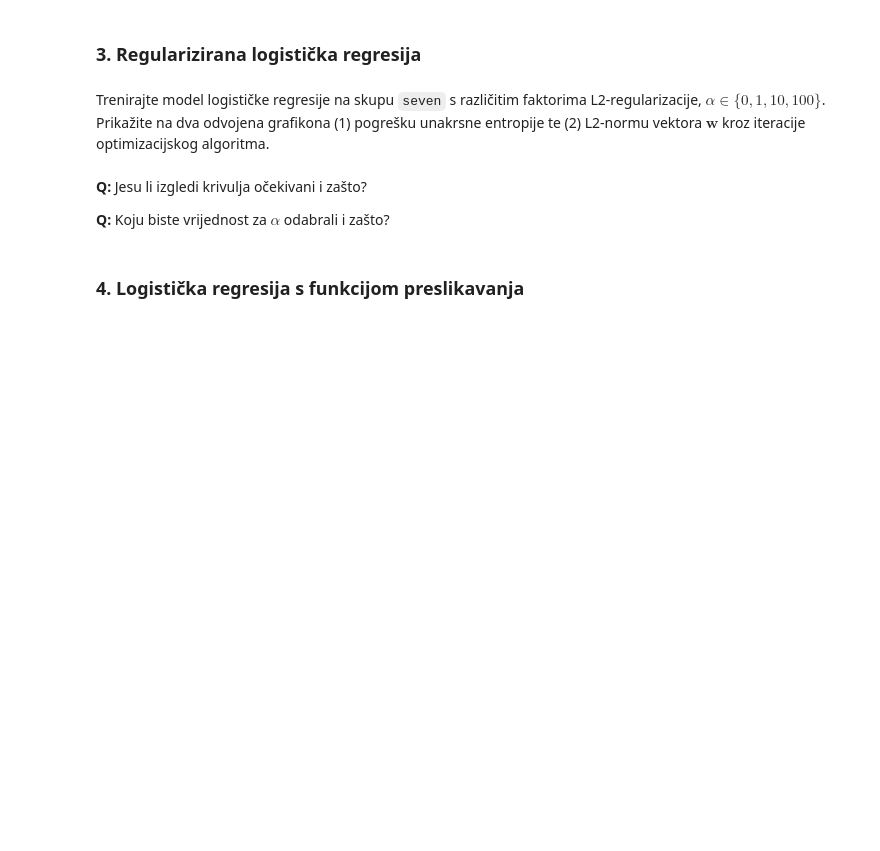
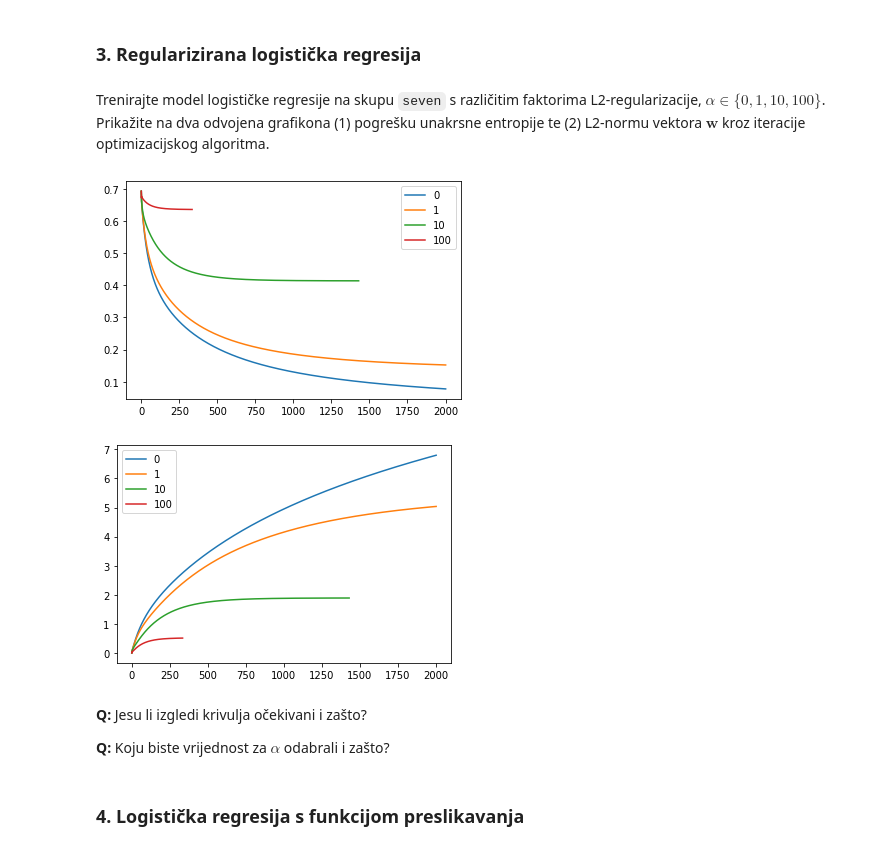
Before and after one commit to sskender/machine-learning-1, a Jupyter notebook: SU1-2021-06-07-LR.ipynb, the cells around one changed output. Saved outputs shown, nothing was run; the diff lists cells and outputs as text; code cells hidden in the pictures; blank space fills up the shorter version.

```diff
--- a/SU1-2021-06-07-LR.ipynb
+++ b/SU1-2021-06-07-LR.ipynb
@@ -416,3 +416,50 @@ from numpy.linalg import norm
+# %%
+assert(seven_X1.shape == (7, 3))
+assert(seven_X.shape == (7, 2))
+assert(seven_y.shape == (7,))
+
+alpha_list = [0, 1, 10, 100]
+
+# cross entropy error chart
+for alpha in alpha_list:
+    w_list, w_iterations_list = lr_train(seven_X, seven_y, alpha=alpha, trace=True)
+
+    # calculate cross entropy error
+    E_cross_list = list()
+    for w_iteration in w_iterations_list:
+        E_cross = cross_entropy_error(seven_X1, seven_y, w_iteration)
+        E_cross_list.append(E_cross)
+
+    # add to chart
+    X_os = np.linspace(0, len(w_iterations_list), len(w_iterations_list))
+    plt.plot(X_os, E_cross_list)
+
+# show chart
+plt.legend(alpha_list, loc="best")
+plt.show()
+
+
+
+# L2 chart
+for alpha in alpha_list:
+    w_list, w_iterations_list = lr_train(seven_X, seven_y, alpha=alpha, trace=True)
+
+    # L2 norm
+    L2_norm_list = list()
+    for w_iteration in w_iterations_list:
+        L2_norm = norm(w_iteration)
+        L2_norm_list.append(L2_norm)
+
+    # add to chart
+    X_os = np.linspace(0, len(w_iterations_list), len(w_iterations_list))
+    plt.plot(X_os, L2_norm_list)
+
+# show chart
+plt.legend(alpha_list, loc="best")
+plt.show()
+# %% [output]
+[figure, added]
+[figure, added]
 # %% [markdown]
 **Q:** Jesu li izgledi krivulja očekivani i zašto?
 
```
Also changed, not shown: parts of 3 cells of this notebook.
